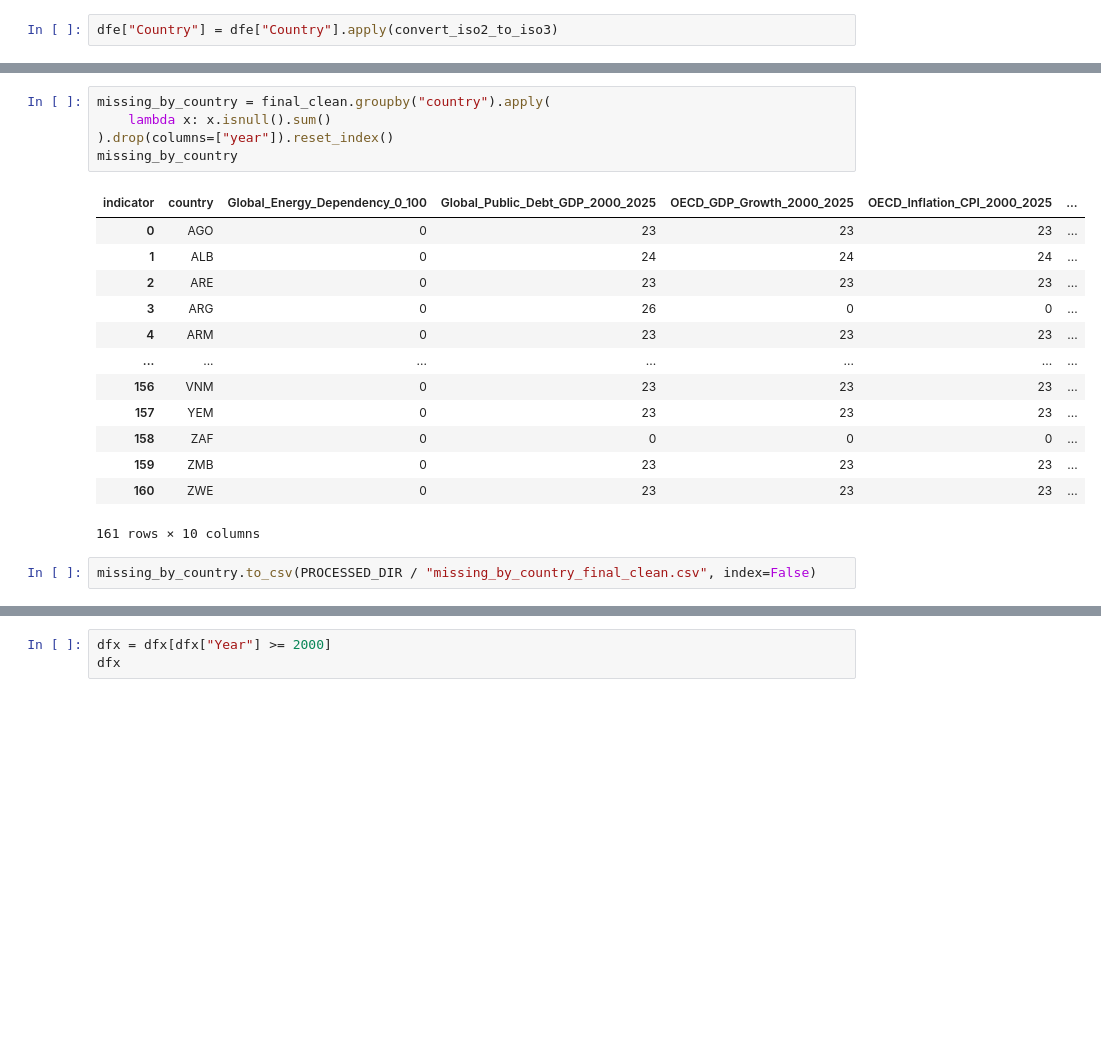
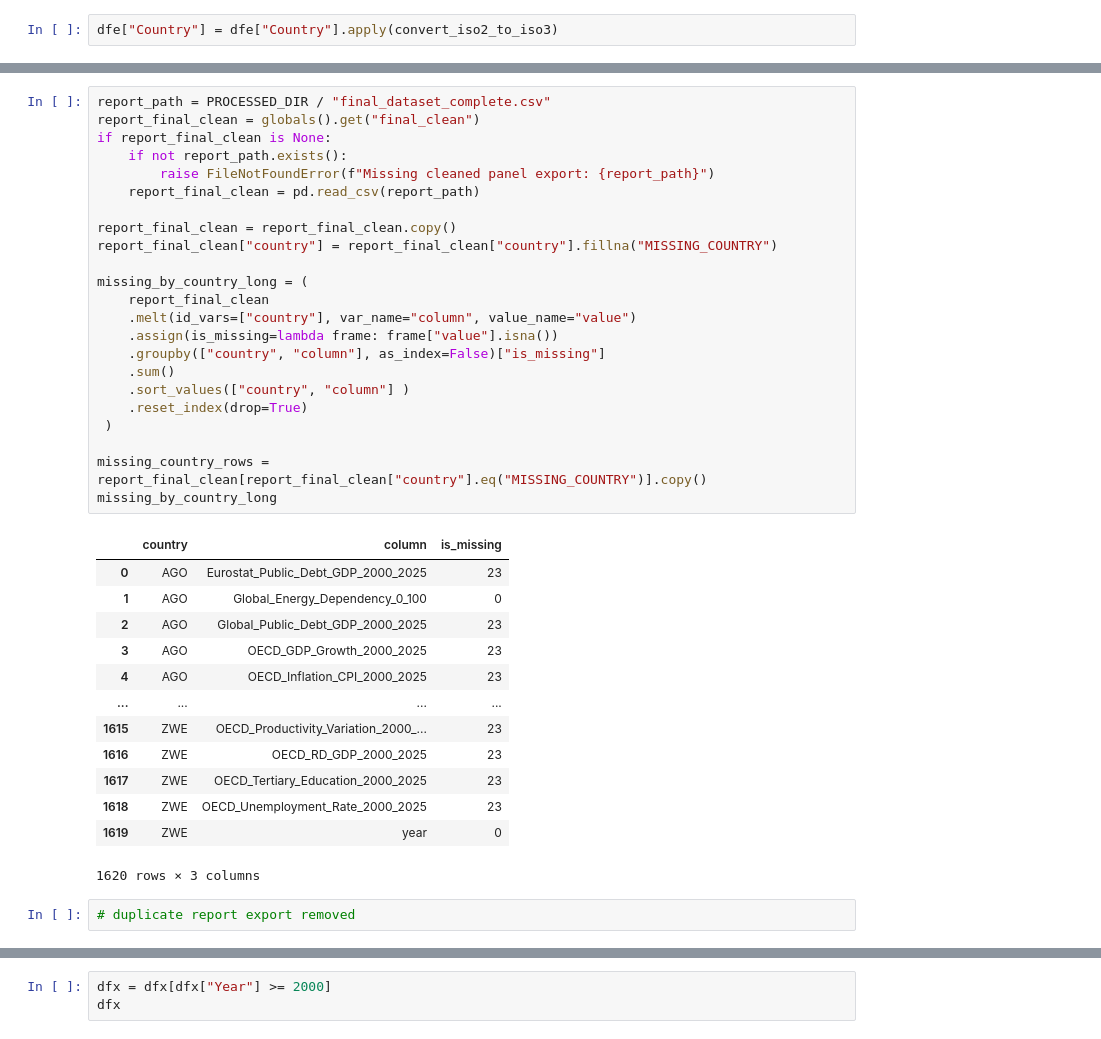
Before and after one commit to FRA-0023/Economic_Structural_Resilience_in_OECD_Countries, a Jupyter notebook: Data_Preprocessing.ipynb, the cells around one changed output, grey strips where cells are left out. Saved outputs shown, nothing was run; the diff lists cells and outputs as text; blank space fills up the shorter version.

```diff
--- a/Data_Preprocessing.ipynb
+++ b/Data_Preprocessing.ipynb
@@ -379,22 +420,40 @@ final_clean
 # %%
-missing_by_country = final_clean.groupby("country").apply(
-    lambda x: x.isnull().sum()
-).drop(columns=["year"]).reset_index()
-missing_by_country
+report_path = PROCESSED_DIR / "final_dataset_complete.csv"
+report_final_clean = globals().get("final_clean")
+if report_final_clean is None:
+    if not report_path.exists():
+        raise FileNotFoundError(f"Missing cleaned panel export: {report_path}")
+    report_final_clean = pd.read_csv(report_path)
+
+report_final_clean = report_final_clean.copy()
+report_final_clean["country"] = report_final_clean["country"].fillna("MISSING_COUNTRY")
+
+missing_by_country_long = (
+    report_final_clean
+    .melt(id_vars=["country"], var_name="column", value_name="value")
+    .assign(is_missing=lambda frame: frame["value"].isna())
+    .groupby(["country", "column"], as_index=False)["is_missing"]
+    .sum()
+    .sort_values(["country", "column"] )
+    .reset_index(drop=True)
+ )
+
+missing_country_rows = report_final_clean[report_final_clean["country"].eq("MISSING_COUNTRY")].copy()
+missing_by_country_long
 # %% [output]
-| indicator | country | Global_Energy_Dependency_0_100 | Global_Public_Debt_GDP_2000_2025 | OECD_GDP_Growth_2000_2025 | OECD_Inflation_CPI_2000_2025 | ... |
-| 0 | AGO | 0 | 23 | 23 | 23 | ... |
-| 1 | ALB | 0 | 24 | 24 | 24 | ... |
-| 2 | ARE | 0 | 23 | 23 | 23 | ... |
-| 3 | ARG | 0 | 26 | 0 | 0 | ... |
-| 4 | ARM | 0 | 23 | 23 | 23 | ... |
-| ... | ... | ... | ... | ... | ... | ... |
-| 156 | VNM | 0 | 23 | 23 | 23 | ... |
-| 157 | YEM | 0 | 23 | 23 | 23 | ... |
-| 158 | ZAF | 0 | 0 | 0 | 0 | ... |
-| 159 | ZMB | 0 | 23 | 23 | 23 | ... |
-| 160 | ZWE | 0 | 23 | 23 | 23 | ... |
+|  | country | column | is_missing |
+| 0 | AGO | Eurostat_Public_Debt_GDP_2000_2025 | 23 |
+| 1 | AGO | Global_Energy_Dependency_0_100 | 0 |
+| 2 | AGO | Global_Public_Debt_GDP_2000_2025 | 23 |
+| 3 | AGO | OECD_GDP_Growth_2000_2025 | 23 |
+| 4 | AGO | OECD_Inflation_CPI_2000_2025 | 23 |
+| ... | ... | ... | ... |
+| 1615 | ZWE | OECD_Productivity_Variation_2000_... | 23 |
+| 1616 | ZWE | OECD_RD_GDP_2000_2025 | 23 |
+| 1617 | ZWE | OECD_Tertiary_Education_2000_2025 | 23 |
+| 1618 | ZWE | OECD_Unemployment_Rate_2000_2025 | 23 |
+| 1619 | ZWE | year | 0 |
-161 rows × 10 columns
+1620 rows × 3 columns
 # %%
-missing_by_country.to_csv(PROCESSED_DIR / "missing_by_country_final_clean.csv", index=False)
+# duplicate report export removed
 # %%
```
Also changed, not shown: parts of 50 cells of this notebook, 6 other files.
